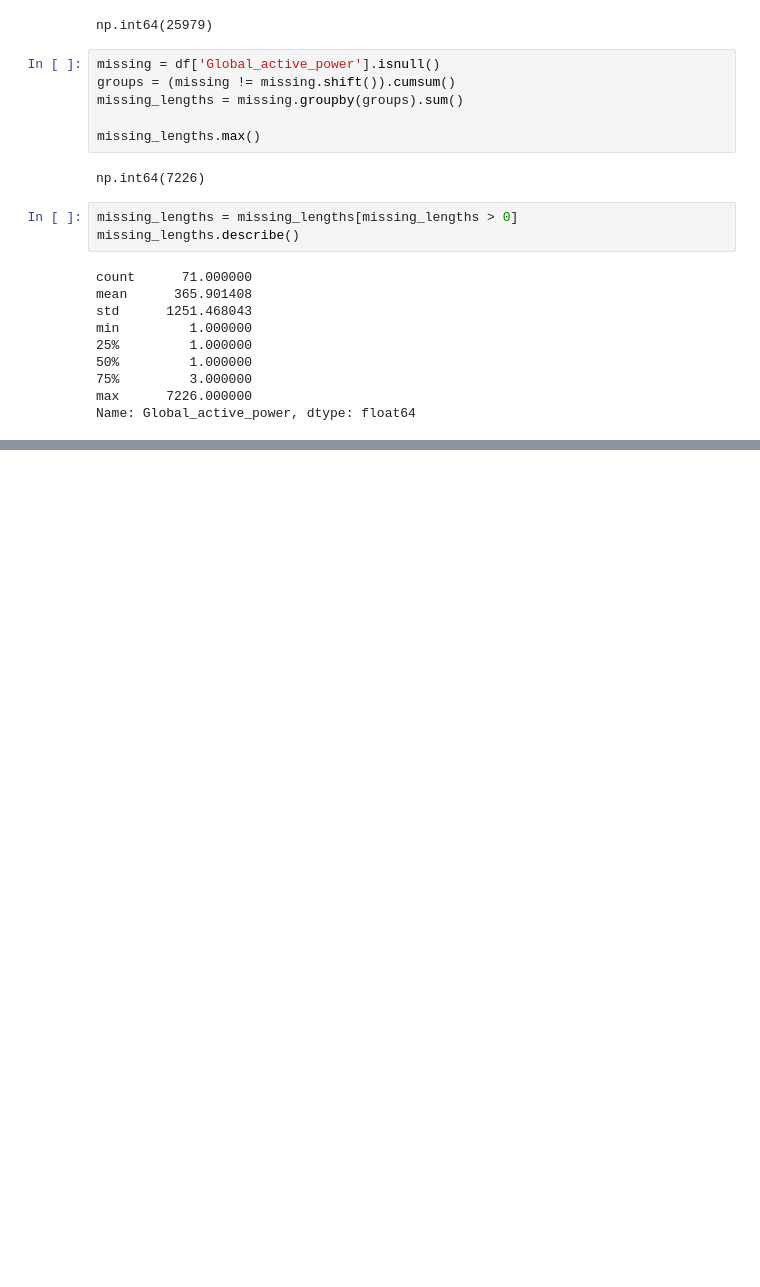
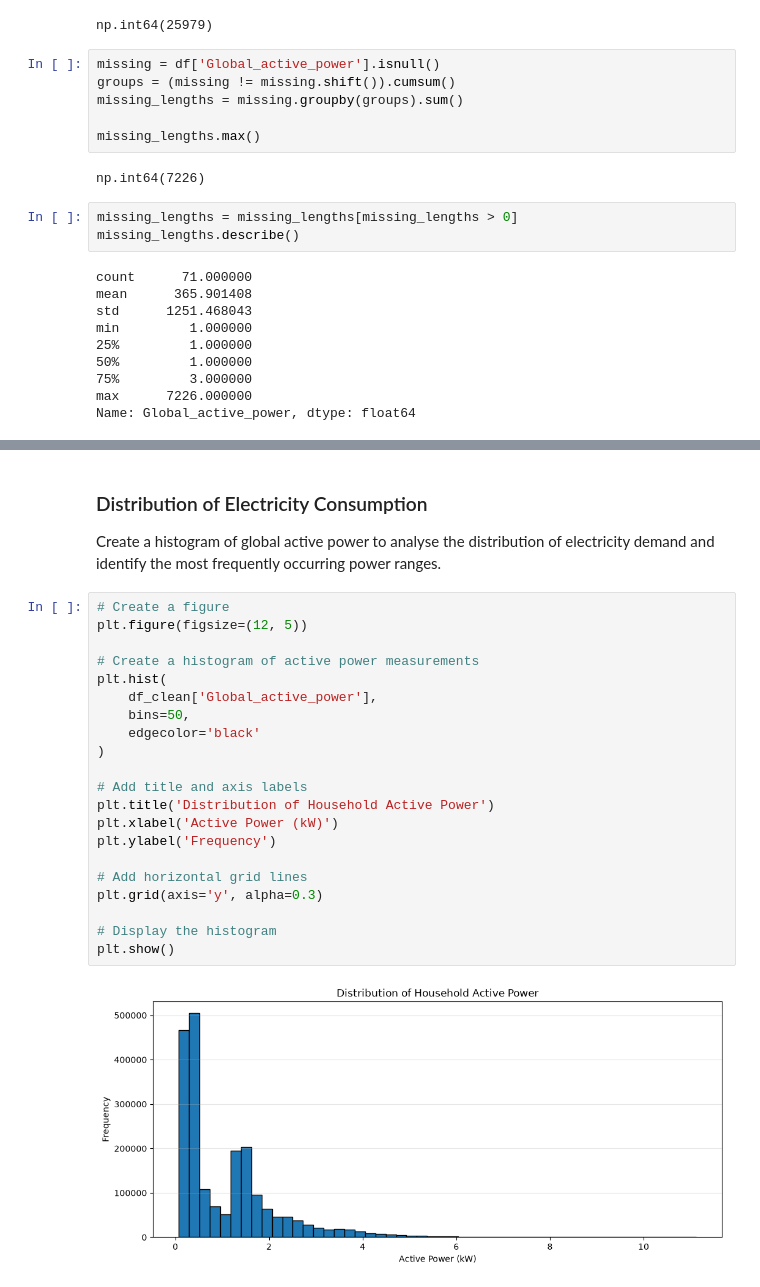
Before and after one commit to omarelnahrawy2025/data-cleaning-practice, a Jupyter notebook: practical-data-cleaning.ipynb, the cells around one changed output, grey strips where cells are left out. Saved outputs shown, nothing was run; the diff lists cells and outputs as text; blank space fills up the shorter version.

```diff
--- a/practical-data-cleaning.ipynb
+++ b/practical-data-cleaning.ipynb
@@ -117,0 +873,29 @@ Name: Global_active_power, dtype: float64
+# %% [markdown]
+### Distribution of Electricity Consumption
+
+Create a histogram of global active power to analyse
+the distribution of electricity demand and identify
+the most frequently occurring power ranges.
+# %%
+# Create a figure
+plt.figure(figsize=(12, 5))
+
+# Create a histogram of active power measurements
+plt.hist(
+    df_clean['Global_active_power'],
+    bins=50,
+    edgecolor='black'
+)
+
+# Add title and axis labels
+plt.title('Distribution of Household Active Power')
+plt.xlabel('Active Power (kW)')
+plt.ylabel('Frequency')
+
+# Add horizontal grid lines
+plt.grid(axis='y', alpha=0.3)
+
+# Display the histogram
+plt.show()
+# %% [output]
+[figure, added]
```
Also changed, not shown: parts of 57 cells of this notebook.
